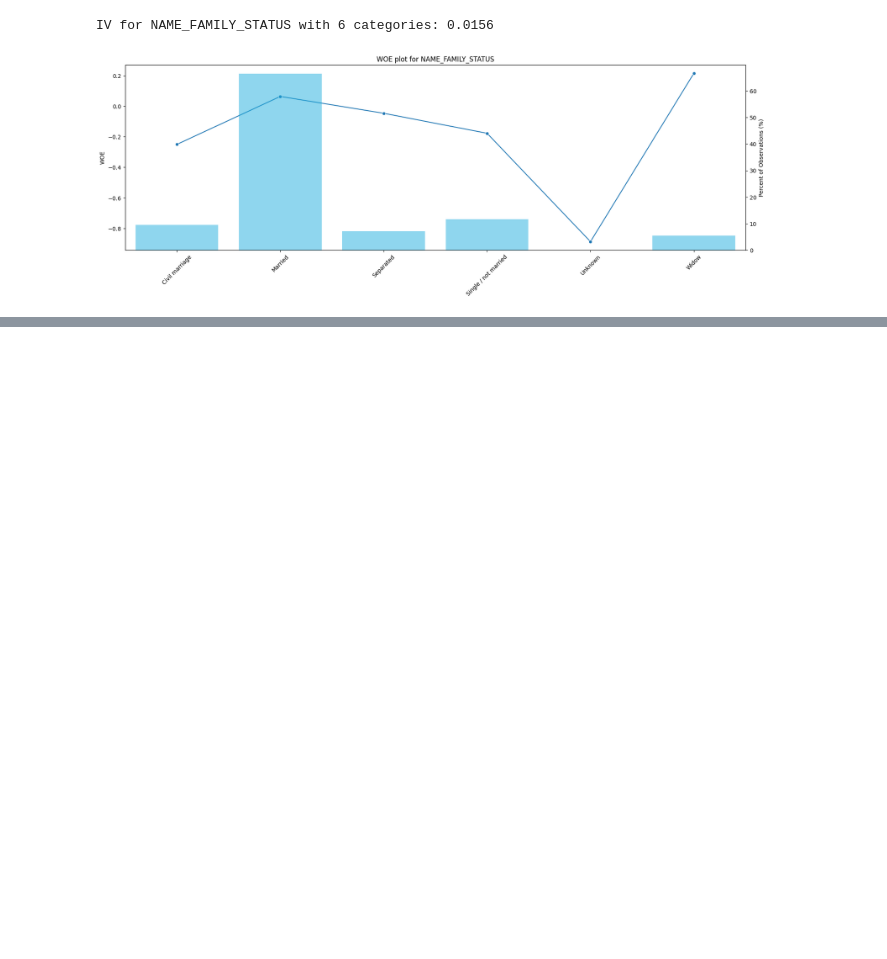
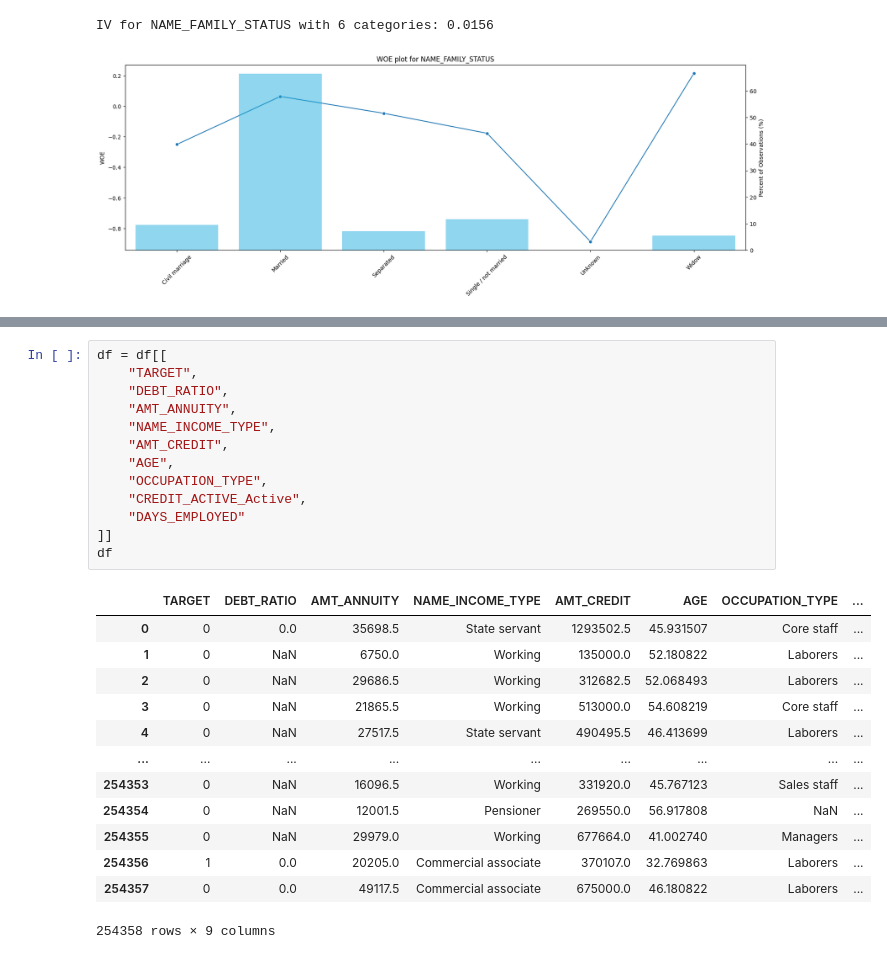
Before and after one commit to JohnErnestTan/Financial-Analytics-for-Elderly-care-Support-Loan-IS453, a Jupyter notebook: new_woe_iv_analysis.ipynb, the cells around one changed output, grey strips where cells are left out. Cells and saved outputs as stored; diff of their text form; blank space fills up the shorter version.

```diff
--- a/new_woe_iv_analysis.ipynb
+++ b/new_woe_iv_analysis.ipynb
@@ -514 +543,28 @@ IV for NAME_FAMILY_STATUS with 6 categories: 0.0156
+# %%
+df = df[[
+    "TARGET",
+    "DEBT_RATIO",
+    "AMT_ANNUITY",
+    "NAME_INCOME_TYPE",
+    "AMT_CREDIT",
+    "AGE",
+    "OCCUPATION_TYPE",
+    "CREDIT_ACTIVE_Active",
+    "DAYS_EMPLOYED"
+]]
+df
+# %% [output]
+|  | TARGET | DEBT_RATIO | AMT_ANNUITY | NAME_INCOME_TYPE | AMT_CREDIT | AGE | OCCUPATION_TYPE | ... |
+| 0 | 0 | 0.0 | 35698.5 | State servant | 1293502.5 | 45.931507 | Core staff | ... |
+| 1 | 0 | NaN | 6750.0 | Working | 135000.0 | 52.180822 | Laborers | ... |
+| 2 | 0 | NaN | 29686.5 | Working | 312682.5 | 52.068493 | Laborers | ... |
+| 3 | 0 | NaN | 21865.5 | Working | 513000.0 | 54.608219 | Core staff | ... |
+| 4 | 0 | NaN | 27517.5 | State servant | 490495.5 | 46.413699 | Laborers | ... |
+| ... | ... | ... | ... | ... | ... | ... | ... | ... |
+| 254353 | 0 | NaN | 16096.5 | Working | 331920.0 | 45.767123 | Sales staff | ... |
+| 254354 | 0 | NaN | 12001.5 | Pensioner | 269550.0 | 56.917808 | NaN | ... |
+| 254355 | 0 | NaN | 29979.0 | Working | 677664.0 | 41.002740 | Managers | ... |
+| 254356 | 1 | 0.0 | 20205.0 | Commercial associate | 370107.0 | 32.769863 | Laborers | ... |
+| 254357 | 0 | 0.0 | 49117.5 | Commercial associate | 675000.0 | 46.180822 | Laborers | ... |
+254358 rows × 9 columns
 # %%
```
Also changed, not shown: parts of 11 cells of this notebook, 1 other file.
